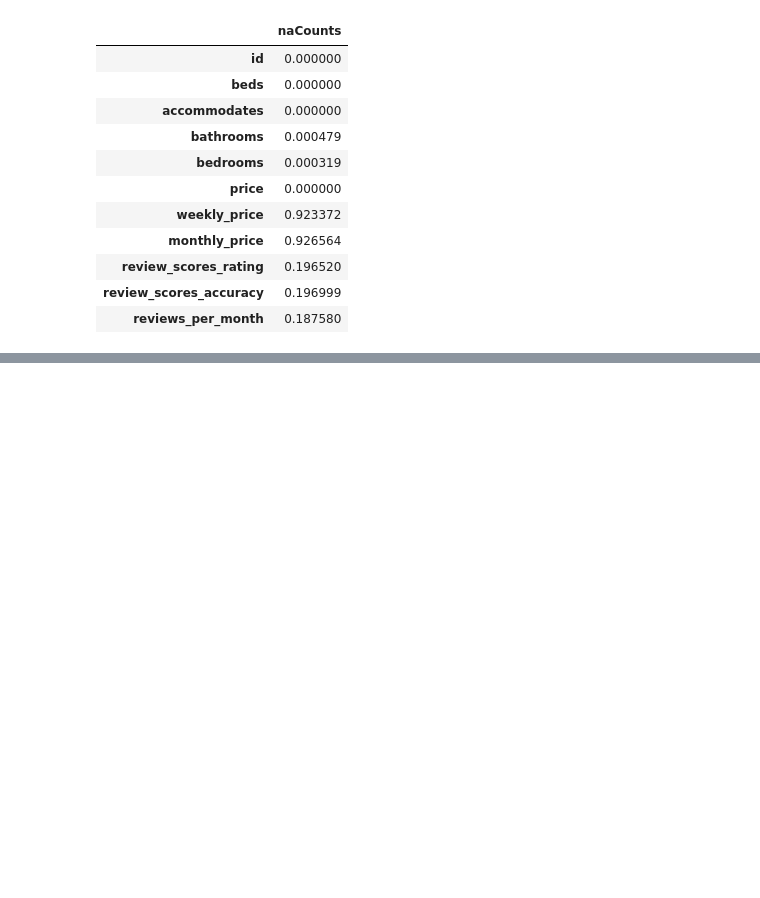
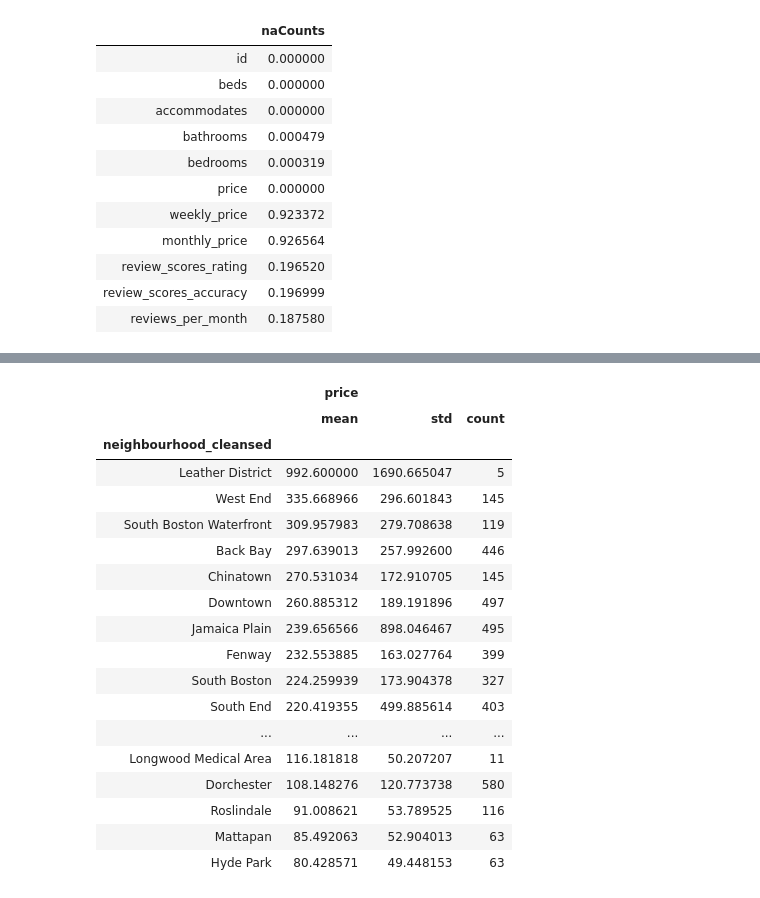
Before and after one commit to crarojasca/Boston-AirBNB-Data-Analisys, a Jupyter notebook: CRISP-DM.ipynb, the cells around one changed output, grey strips where cells are left out. Cells and saved outputs as stored; diff of their text form; code cells hidden in the pictures; blank space fills up the shorter version.

```diff
--- a/CRISP-DM.ipynb
+++ b/CRISP-DM.ipynb
@@ -99,0 +149,22 @@ nan_distribution.loc[['id', 'beds', 'accommodates', 'bathrooms', 'bedrooms', 'pr
+# %%
+data[['neighbourhood_cleansed', 'price']].groupby(['neighbourhood_cleansed'], as_index=False).agg(['mean', 'std', 'count']).sort_values(by=('price', 'mean'), ascending=False)
+# %% [output]
+|  | price |  |  |
+|  | mean | std | count |
+| neighbourhood_cleansed |  |  |  |
+| Leather District | 992.600000 | 1690.665047 | 5 |
+| West End | 335.668966 | 296.601843 | 145 |
+| South Boston Waterfront | 309.957983 | 279.708638 | 119 |
+| Back Bay | 297.639013 | 257.992600 | 446 |
+| Chinatown | 270.531034 | 172.910705 | 145 |
+| Downtown | 260.885312 | 189.191896 | 497 |
+| Jamaica Plain | 239.656566 | 898.046467 | 495 |
+| Fenway | 232.553885 | 163.027764 | 399 |
+| South Boston | 224.259939 | 173.904378 | 327 |
+| South End | 220.419355 | 499.885614 | 403 |
+| ... | ... | ... | ... |
+| Longwood Medical Area | 116.181818 | 50.207207 | 11 |
+| Dorchester | 108.148276 | 120.773738 | 580 |
+| Roslindale | 91.008621 | 53.789525 | 116 |
+| Mattapan | 85.492063 | 52.904013 | 63 |
+| Hyde Park | 80.428571 | 49.448153 | 63 |
```
Also changed, not shown: parts of 21 cells of this notebook.
